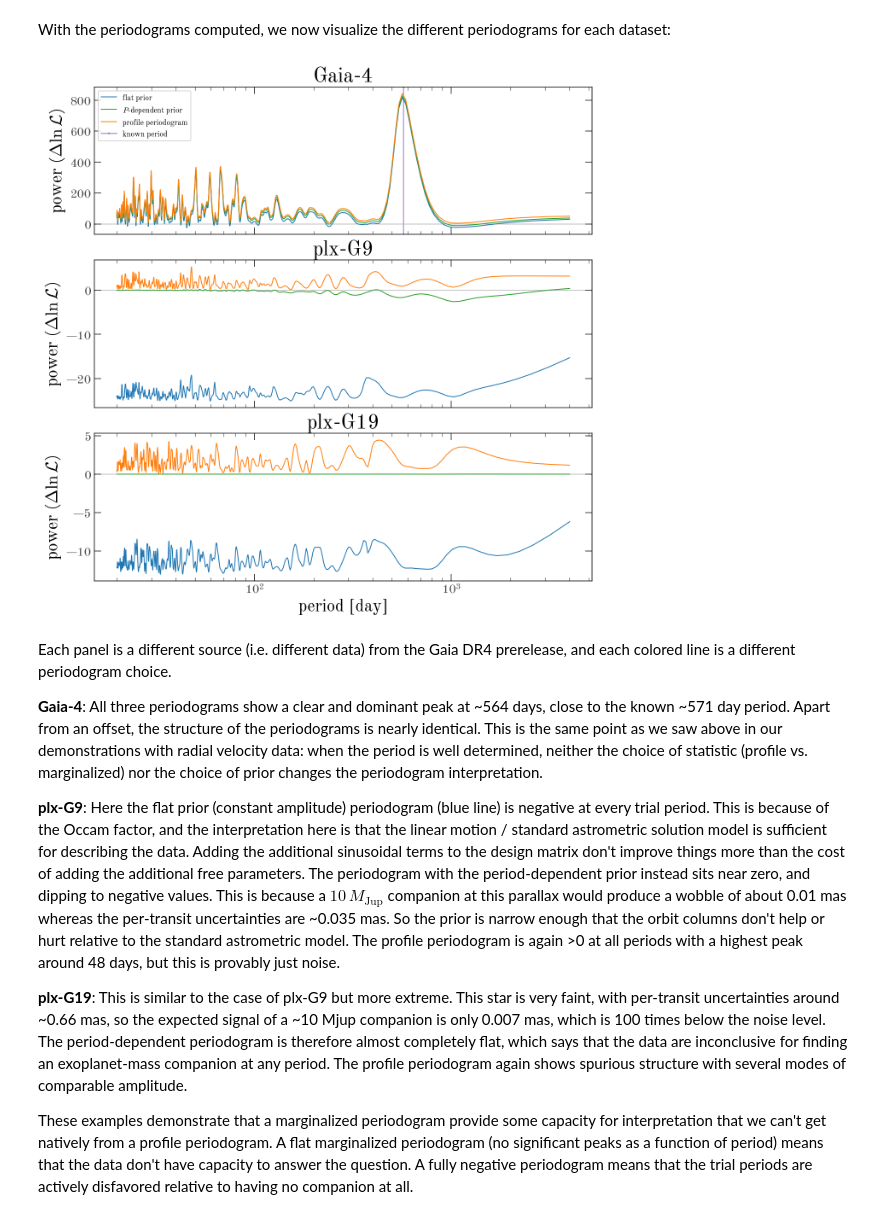
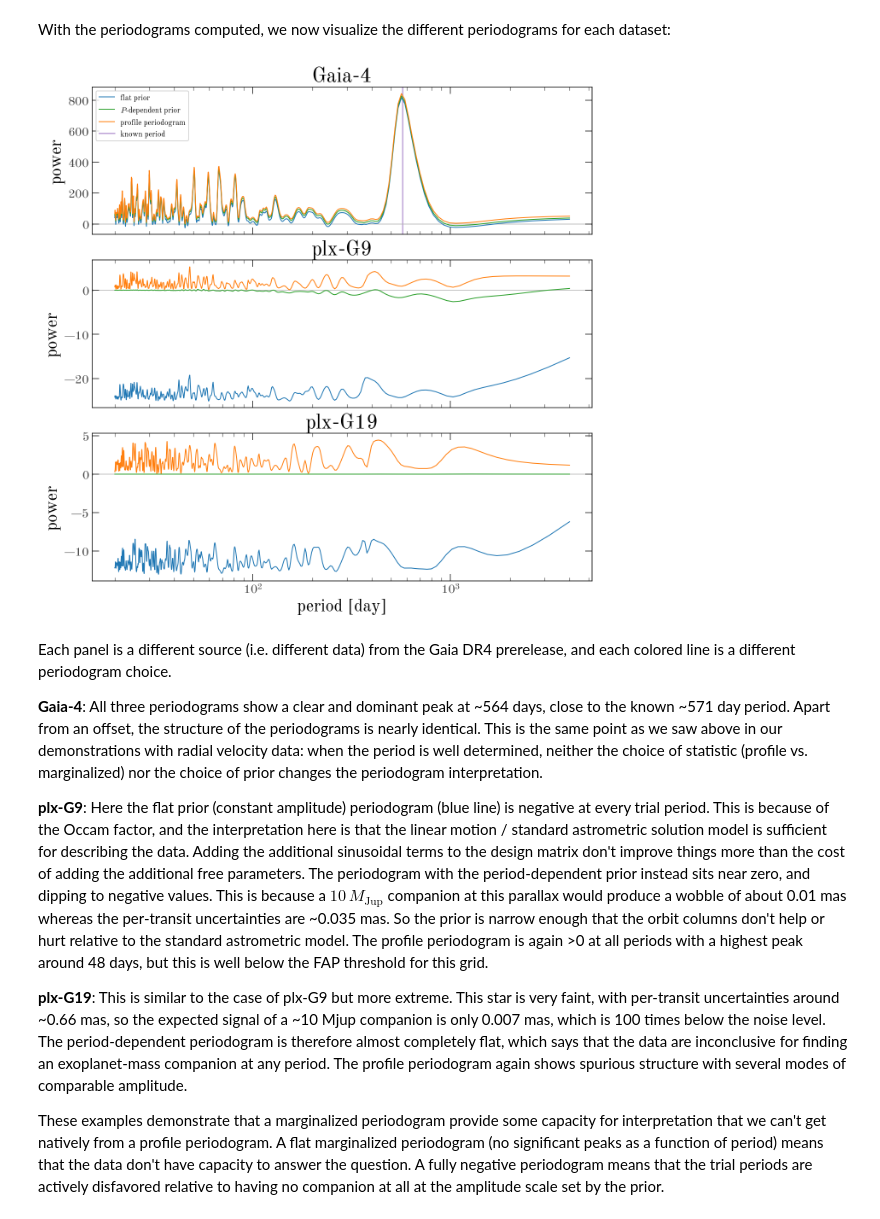
Before and after one commit to adrn/harv, a Jupyter notebook: docs/tutorials/case-studies/kepler-periodogram.ipynb, the cells around one changed output. Saved outputs shown, nothing was run; the diff lists cells and outputs as text; code cells hidden in the pictures.

```diff
--- a/docs/tutorials/case-studies/kepler-periodogram.ipynb
+++ b/docs/tutorials/case-studies/kepler-periodogram.ipynb
@@ -220,0 +305,7 @@ TODO: demonstrate FAP/p-value concepts using the periodograms we've already comp
+# %%
+def fap_power(fap, K, n_terms=1):
+    """The power z whose grid maximum has false alarm probability ``fap``."""
+    p_nu = 1.0 - (1.0 - fap) ** (1.0 / K)
+    return float(gammainccinv(n_terms, p_nu))
+# %%
+fap_levels = [1e-1, 1e-2, 1e-3]
@@ -416,3 +718,0 @@ marginal_P_dep = hp.periodogram(data, grid, prior=fourier_prior, n_terms=3)
-# %%
-fig, _ = plot_periodogram(marginal_P_dep)
-_ = fig.suptitle("Marginal periodogram with $P$-dependent prior", fontsize=24)
@@ -435,0 +755,27 @@ This goes somewhat counter to usual advice about setting prior widths (i.e. want
+# %%
+from jax.scipy.special import logsumexp
+
+
+def total_log_bayes_factor(pgram):
+    """Ln B for a sinusoid at unknown period, under a log-uniform period prior."""
+    ln_P = jnp.log(ustrip("day", pgram.period))
+    order = jnp.argsort(ln_P)
+    ln_P = np.asarray(ln_P[order])
+    delta = pgram.delta_ln_likelihood[order]
+
+    # Trapezoid weights for the integral over ln P:
+    d_ln_P = np.diff(ln_P)
+    weights = np.concatenate(
+        [[d_ln_P[0] / 2], (d_ln_P[:-1] + d_ln_P[1:]) / 2, [d_ln_P[-1] / 2]]
+    )
+
+    return logsumexp(delta, b=weights) - np.log(ln_P[-1] - ln_P[0])
+
+
+for data in [data_1, data_2]:
+    pgram = hp.periodogram(data, grid, prior=fourier_prior, n_terms=1)
+    ln_B = total_log_bayes_factor(pgram)
+    print(
+        f"N={data.n_times:3d}:  max Delta = {pgram.delta_ln_likelihood.max():6.2f}, "
+        f"ln B = {ln_B:6.2f}"
+    )
@@ -554,46 +912,48 @@ for ax, (name, pgrams) in zip(axes, gaia_pgrams.items(), strict=True):
     for label, res in pgrams.items():
         ax.plot(
             ustrip("day", res.period),
             res.delta_ln_likelihood,
             color=pgram_colors[label],
             lw=1,
             marker="",
             label=label,
         )
     ax.axhline(0.0, color="0.7", lw=0.8, zorder=0)
 
     known_period = gaia_data[name][2]
     if np.isfinite(known_period):
         ax.axvline(
             known_period,
             color="tab:purple",
             ls="-",
             lw=1.5,
             label="known period",
             zorder=-10,
             alpha=0.6,
+            marker="",
         )
 
     ax.set(
         xscale="log",
-        ylabel=r"power ($\Delta \ln \mathcal{L}$)",
+        ylabel=r"power",
         title=name,
     )
+
 axes[0].legend(fontsize=9, loc="upper left")
 _ = axes[-1].set_xlabel("period [day]")
 # %% [output]
-[figure, old version]
+[figure, new version]
 # %% [markdown]
 Each panel is a different source (i.e. different data) from the Gaia DR4 prerelease, and each colored line is a different periodogram choice.
 
 **Gaia-4**: All three periodograms show a clear and dominant peak at ~564 days, close to the known ~571 day period. Apart from an offset, the structure of the periodograms is nearly identical. This is the same point as we saw above in our demonstrations with radial velocity data: when the period is well determined, neither the choice of statistic (profile vs. marginalized) nor the choice of prior changes the periodogram interpretation.
 
-**plx-G9**: Here the flat prior (constant amplitude) periodogram (blue line) is negative at every trial period. This is because of the Occam factor, and the interpretation here is that the linear motion / standard astrometric solution model is sufficient for describing the data. Adding the additional sinusoidal terms to the design matrix don't improve things more than the cost of adding the additional free parameters. The periodogram with the period-dependent prior instead sits near zero, and dipping to negative values. This is because a $10\,M_\mathrm{Jup}$ companion at this parallax would produce a wobble of about 0.01 mas whereas the per-transit uncertainties are ~0.035 mas. So the prior is narrow enough that the orbit columns don't help or hurt relative to the standard astrometric model. The profile periodogram is again >0 at all periods with a highest peak around 48 days, but this is provably just noise.
+**plx-G9**: Here the flat prior (constant amplitude) periodogram (blue line) is negative at every trial period. This is because of the Occam factor, and the interpretation here is that the linear motion / standard astrometric solution model is sufficient for describing the data. Adding the additional sinusoidal terms to the design matrix don't improve things more than the cost of adding the additional free parameters. The periodogram with the period-dependent prior instead sits near zero, and dipping to negative values. This is because a $10\,M_\mathrm{Jup}$ companion at this parallax would produce a wobble of about 0.01 mas whereas the per-transit uncertainties are ~0.035 mas. So the prior is narrow enough that the orbit columns don't help or hurt relative to the standard astrometric model. The profile periodogram is again >0 at all periods with a highest peak around 48 days, but this is well below the FAP threshold for this grid.
 
 **plx-G19**: This is similar to the case of plx-G9 but more extreme. This star is very faint, with per-transit uncertainties around ~0.66 mas, so the expected signal of a ~10 Mjup companion is only 0.007 mas, which is 100 times below the noise level. The period-dependent periodogram is therefore almost completely flat, which says that the data are inconclusive for finding an exoplanet-mass companion at any period. The profile periodogram again shows spurious structure with several modes of comparable amplitude.
 
 These examples demonstrate that a marginalized periodogram provide some capacity for interpretation that we can't get natively from a profile periodogram. A flat marginalized periodogram (no significant peaks as a function of period) means that the data don't have capacity to answer the question.
-A fully negative periodogram means that the trial periods are actively disfavored relative to having no companion at all.
+A fully negative periodogram means that the trial periods are actively disfavored relative to having no companion at all at the amplitude scale set by the prior.
 # %% [markdown]
 ## Conclusions and Next steps
 
```
Also changed, not shown: parts of 47 cells of this notebook, 1 other file.
